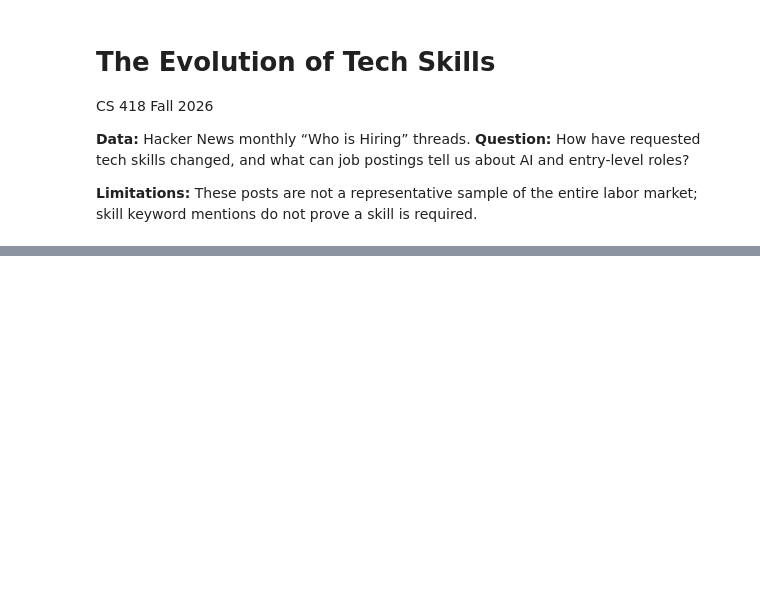
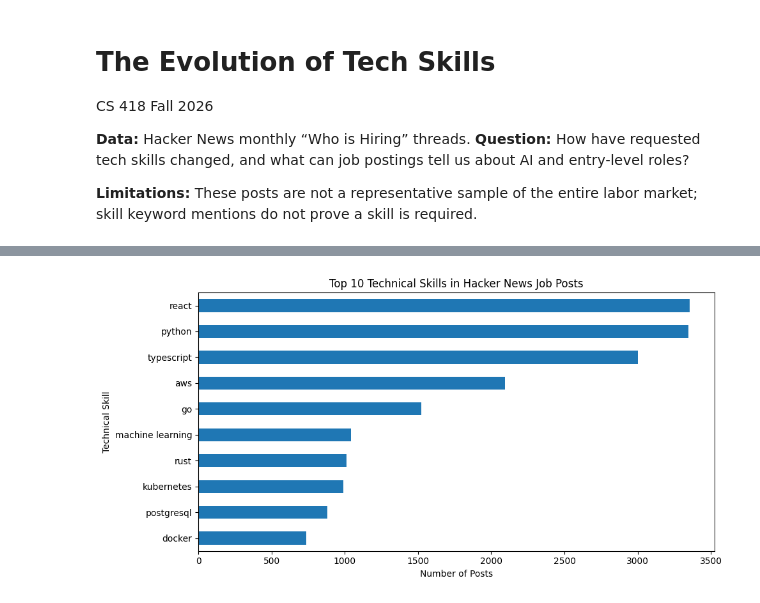
Before and after one commit to ammanikhan/TechSkills, a Jupyter notebook: notebooks/progress_report.ipynb, the cells around one changed output, grey strips where cells are left out. Cells and saved outputs as stored; diff of their text form; code cells hidden in the pictures; blank space fills up the shorter version.

Commit message:
progress report with data prep and eda

```diff
--- a/notebooks/progress_report.ipynb
+++ b/notebooks/progress_report.ipynb
@@ -8,7 +8,11 @@ CS 418 Fall 2026
 # %%
 from pathlib import Path
 import pandas as pd
-DATA = Path("../data/processed/jobs_cleaned.csv")
-df = pd.read_csv(DATA)
-print(df.shape)
-display(df.head())
+DATA_DIR = Path("../data/processed")
+if not DATA_DIR.exists():
+    DATA_DIR = Path("data/processed")
+cleaned_df = pd.read_csv(DATA_DIR / "jobs_cleaned.csv")
+analysis_df = pd.read_csv(DATA_DIR / "jobs_analysis.csv")
+print("Cleaned posts:", len(cleaned_df))
+print("Skill-analysis posts:", len(analysis_df))
+display(cleaned_df.head())
@@ -36,0 +71,15 @@ TODO: Concrete December plan and owners.
+# %%
+import matplotlib.pyplot as plt
+from collections import Counter
+counts = Counter()
+for value in analysis_df["skills"].dropna():
+    counts.update(skill.strip() for skill in value.split(",") if skill.strip())
+top = pd.Series(dict(counts.most_common(10))).sort_values()
+ax = top.plot(kind="barh", figsize=(10, 5))
+ax.set_title("Top 10 Technical Skills in Hacker News Job Posts")
+ax.set_xlabel("Number of Posts")
+ax.set_ylabel("Technical Skill")
+plt.tight_layout()
+plt.show()
+# %% [output]
+[figure, added]
```
Also changed, not shown: parts of 6 cells of this notebook.
